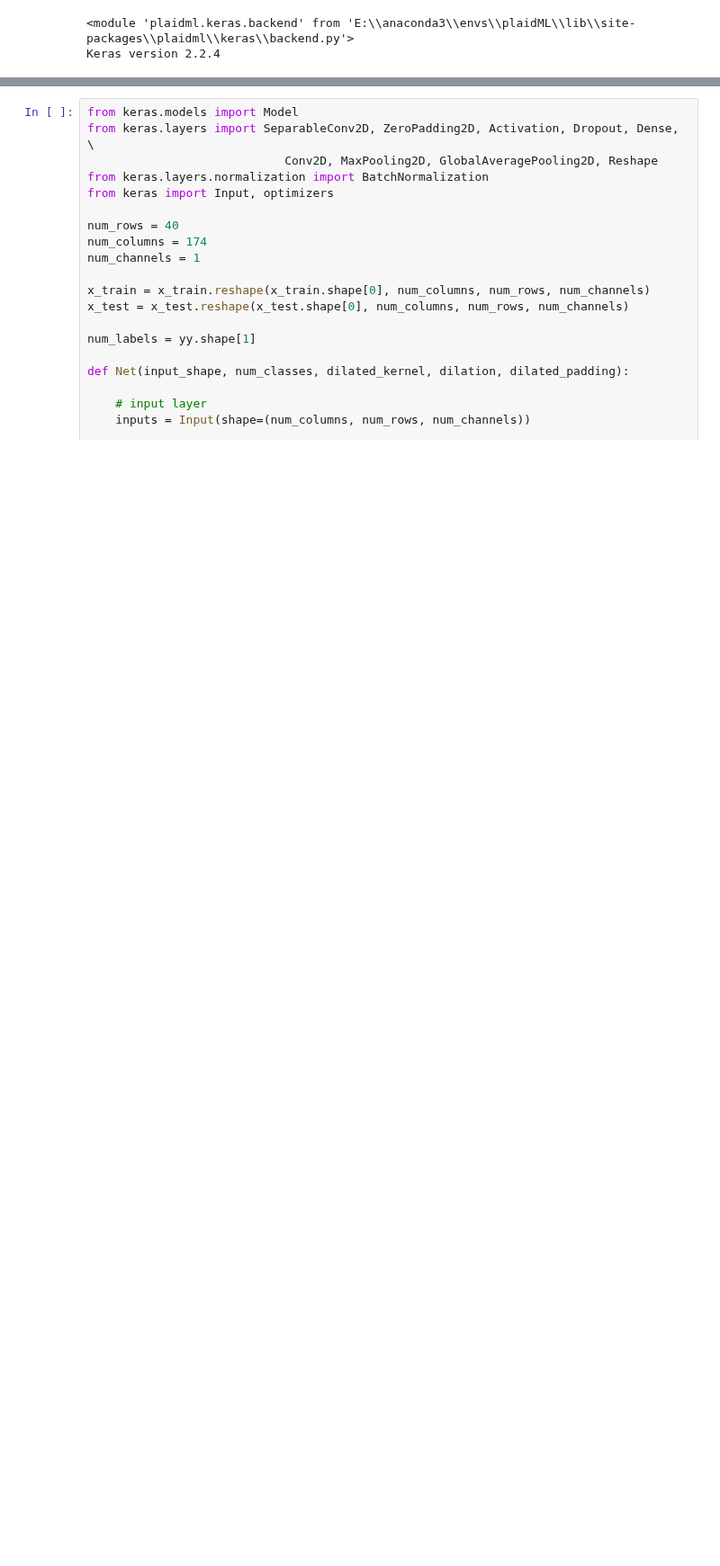
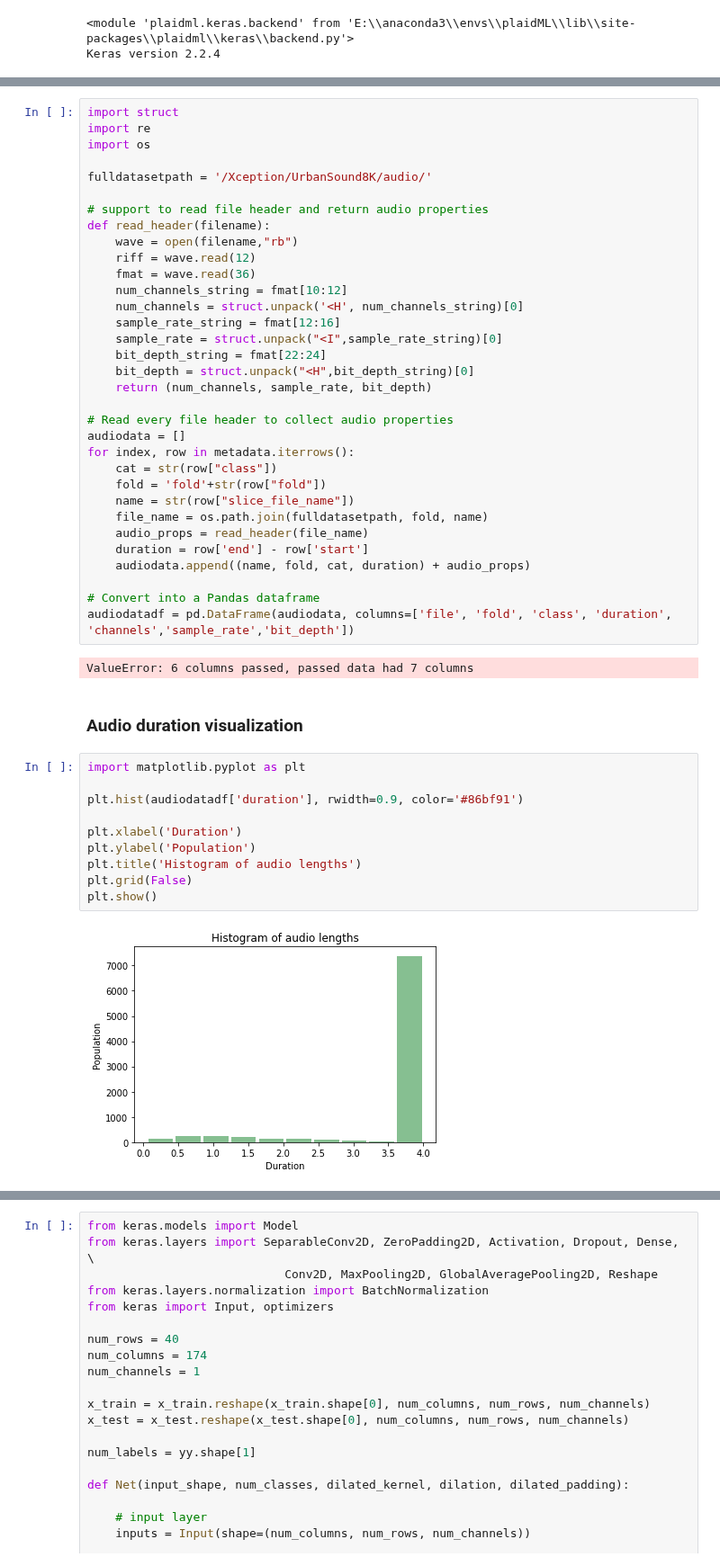
Before and after one commit to Prinzivalle/Sound-Event-Detection, a Jupyter notebook: project_plaidML.ipynb, the cells around one changed output, grey strips where cells are left out. Shown at 90% size. Saved outputs shown, nothing was run; the diff lists cells and outputs as text; blank space fills up the shorter version.

```diff
--- a/project_plaidML.ipynb
+++ b/project_plaidML.ipynb
@@ -23,0 +52,49 @@ Keras version 2.2.4
+# %%
+import struct
+import re
+import os
+
+fulldatasetpath = '/Xception/UrbanSound8K/audio/'
+
+# support to read file header and return audio properties
+def read_header(filename):
+    wave = open(filename,"rb")
+    riff = wave.read(12)
+    fmat = wave.read(36)
+    num_channels_string = fmat[10:12]
+    num_channels = struct.unpack('<H', num_channels_string)[0]
+    sample_rate_string = fmat[12:16]
+    sample_rate = struct.unpack("<I",sample_rate_string)[0]
+    bit_depth_string = fmat[22:24]
+    bit_depth = struct.unpack("<H",bit_depth_string)[0]
+    return (num_channels, sample_rate, bit_depth)
+
+# Read every file header to collect audio properties
+audiodata = []
+for index, row in metadata.iterrows():
+    cat = str(row["class"])
+    fold = 'fold'+str(row["fold"])
+    name = str(row["slice_file_name"])
+    file_name = os.path.join(fulldatasetpath, fold, name)
+    audio_props = read_header(file_name)
+    duration = row['end'] - row['start']
+    audiodata.append((name, fold, cat, duration) + audio_props)
+
+# Convert into a Pandas dataframe
+audiodatadf = pd.DataFrame(audiodata, columns=['file', 'fold', 'class', 'duration', 'channels','sample_rate','bit_depth'])
+# %% [output]
+ValueError: 6 columns passed, passed data had 7 columns
+# %% [markdown]
+### Audio duration visualization
+# %%
+import matplotlib.pyplot as plt
+
+plt.hist(audiodatadf['duration'], rwidth=0.9, color='#86bf91')
+
+plt.xlabel('Duration')
+plt.ylabel('Population')
+plt.title('Histogram of audio lengths')
+plt.grid(False)
+plt.show()
+# %% [output]
+[figure, added]
```
Also changed, not shown: parts of 35 cells of this notebook, 1 other file.
